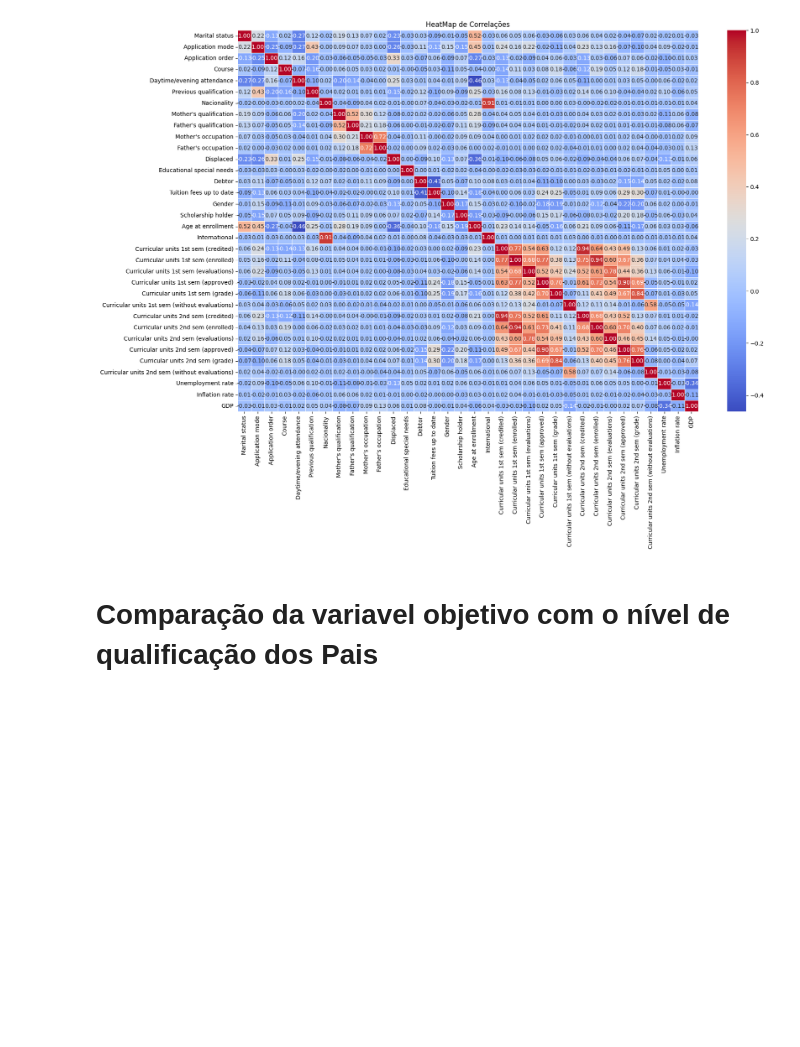
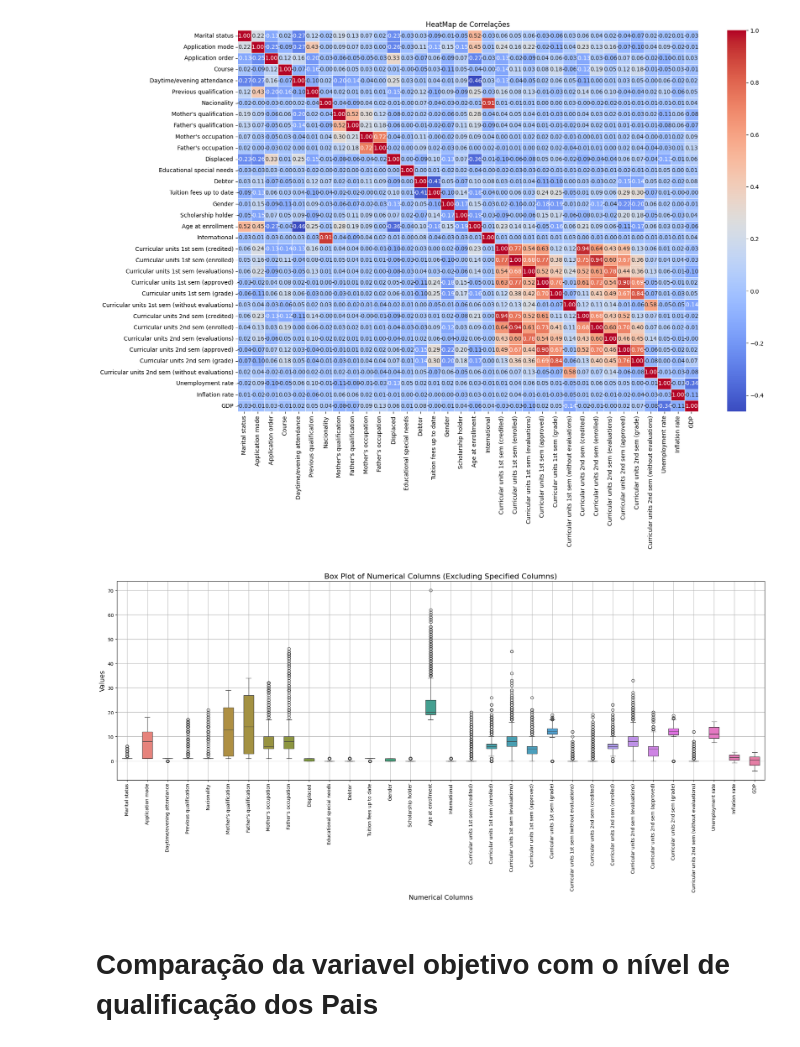
Before and after one commit to eduardosampaiopr/AbandonLess, a Jupyter notebook: EDA/EDA.ipynb, the cells around one changed output. Drawn from its saved outputs; the diff is of its cells as text; code cells hidden in the pictures; blank space fills up the shorter version.

```diff
--- a/EDA/EDA.ipynb
+++ b/EDA/EDA.ipynb
@@ -11,7 +11,7 @@ from sklearn.model_selection import StratifiedKFold
 from sklearn.preprocessing import StandardScaler
 from sklearn.linear_model import LogisticRegression
 
-df = pd.read_csv("DataSet_formatado.csv", sep = ";")
+df = pd.read_csv("datasetRAW.csv", sep = ",")
 # %% [markdown]
 ## Verificação de Tipo de valores, existência de valores Nulos ou Duplicados
 # %%
@@ -99,6 +99,20 @@ plt.show
 # %% [output]
 <function matplotlib.pyplot.show(close=None, block=None)>
 [figure]
+# %%
+exclude_columns = ['Application order', 'Course']
+numerical_cols = df.select_dtypes(include=['number']).drop(columns=exclude_columns).columns
+plt.figure(figsize=(20, 10))
+sns.boxplot(data=df[numerical_cols], orient='v', width=0.5)
+plt.title('Box Plot of Numerical Columns (Excluding Specified Columns)', fontsize=16)
+plt.xlabel('Numerical Columns', fontsize=14)
+plt.ylabel('Values', fontsize=14)
+plt.xticks(rotation=90)
+plt.grid(True)
+plt.tight_layout()
+plt.show()
+# %% [output]
+[figure, added]
 # %% [markdown]
 # Comparação da variavel objetivo com o nível de qualificação dos Pais
 # %%
```
Also changed, not shown: 1 other file.
